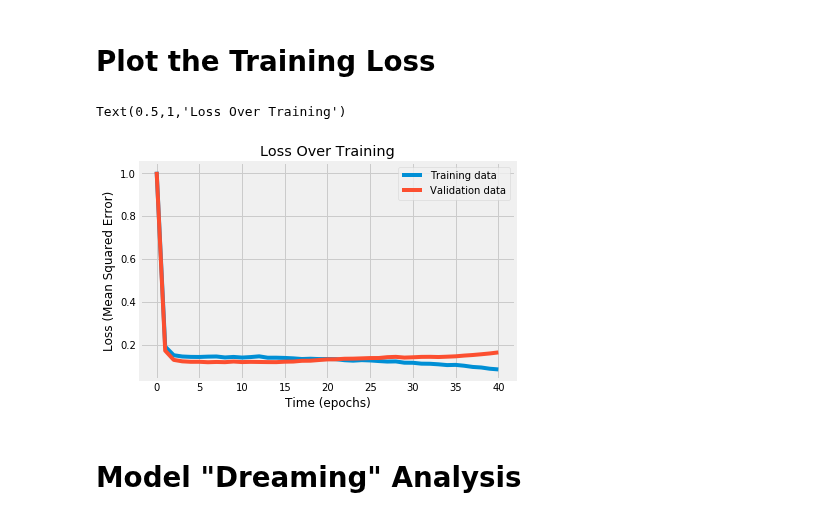
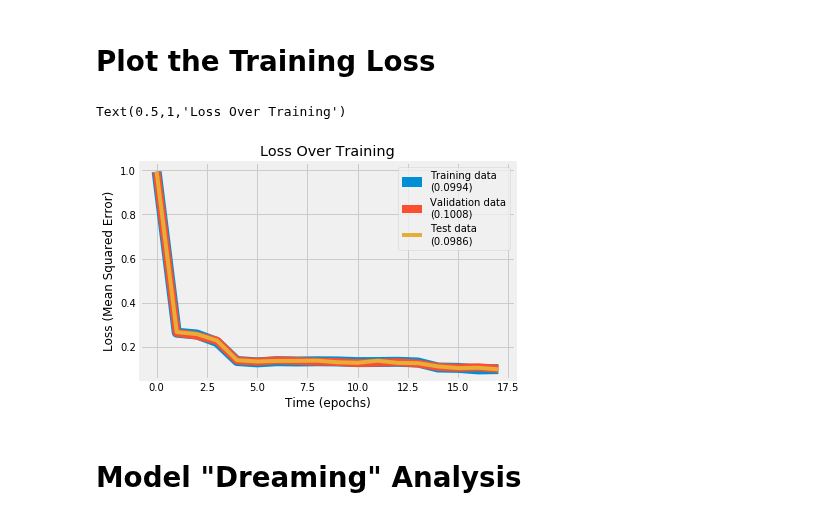
Before and after one commit to michaelwiest/microbiome-rnn, a Jupyter notebook: notebooks/Model Evaluator.ipynb, the cells around one changed output. Drawn from its saved outputs; the diff is of its cells as text; code cells hidden in the pictures.

Commit message:
better printing for loss plot

```diff
--- a/notebooks/Model Evaluator.ipynb
+++ b/notebooks/Model Evaluator.ipynb
@@ -19,26 +19,27 @@ from helpers.model_helper import *
 
 colors = plt.rcParams['axes.prop_cycle'].by_key()['color']
 # %%
-run_suffix = '_h256_sl15_rns25_sif5_four_studies'
+run_suffix = '_EncDec_h256_sl15_rns25_sif5'
 model_name = 'model{}.pt'.format(run_suffix)
 log_name = 'log{}.csv'.format(run_suffix)
-output_dir = 'rnn_output'
+output_dir = 'enc_dec_output/'
 # %% [markdown]
 # Plot the Training Loss
 # %%
 losses = np.loadtxt(os.path.join(output_dir, log_name), delimiter=',')
 # %%
-plt.plot(losses[0, :].T, label='Training data')
-plt.plot(losses[1, :].T, label='Validation data')
+loss_num_digits = 6
+plt.plot(losses[0, :].T, label='Training data\n({})'.format(str(losses[0, -1])[:loss_num_digits]))
+plt.plot(losses[1, :].T, label='Validation data\n({})'.format(str(losses[1, -1])[:loss_num_digits]))
 if losses.shape[0] == 3:
-    plt.plot(losses[2, :].T, label='Test data')
+    plt.plot(losses[2, :].T, label='Test data\n({})'.format(str(losses[2, -1])[:loss_num_digits]))
 plt.legend(loc='upper right')
 plt.xlabel('Time (epochs)')
 plt.ylabel('Loss (Mean Squared Error)')
 plt.title('Loss Over Training')
 # %% [output]
 Text(0.5,1,'Loss Over Training')
-[figure, old version]
+[figure, new version]
 # %% [markdown]
 # Model "Dreaming" Analysis
 # %%
```
